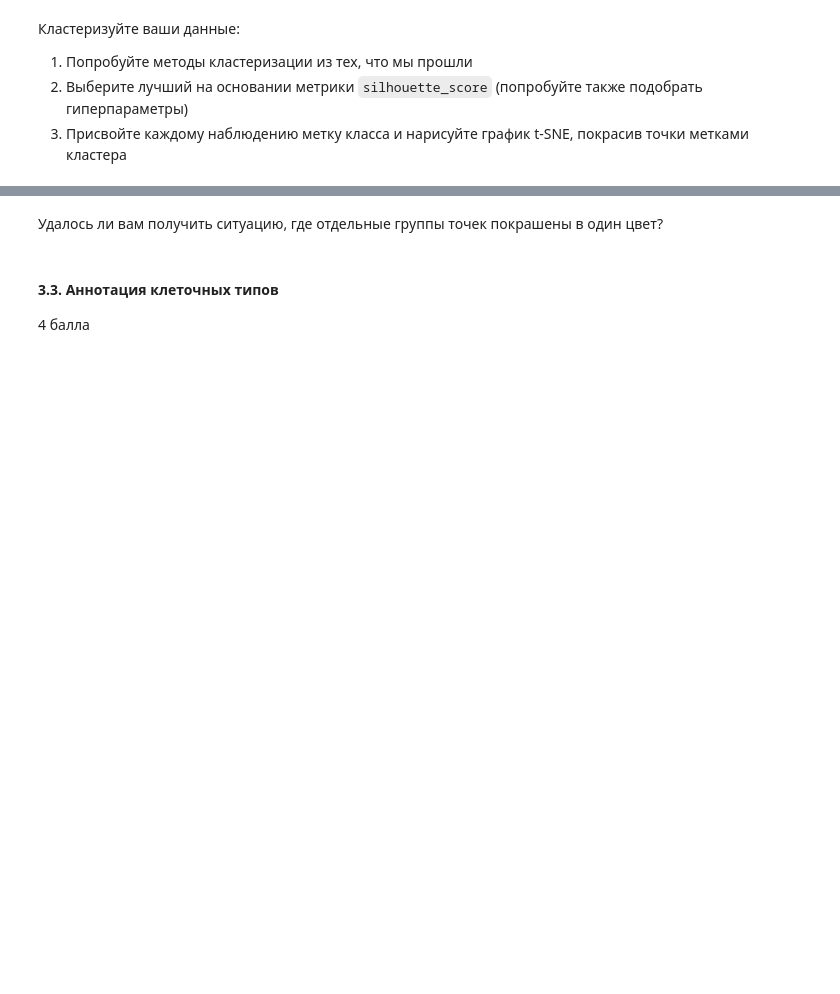
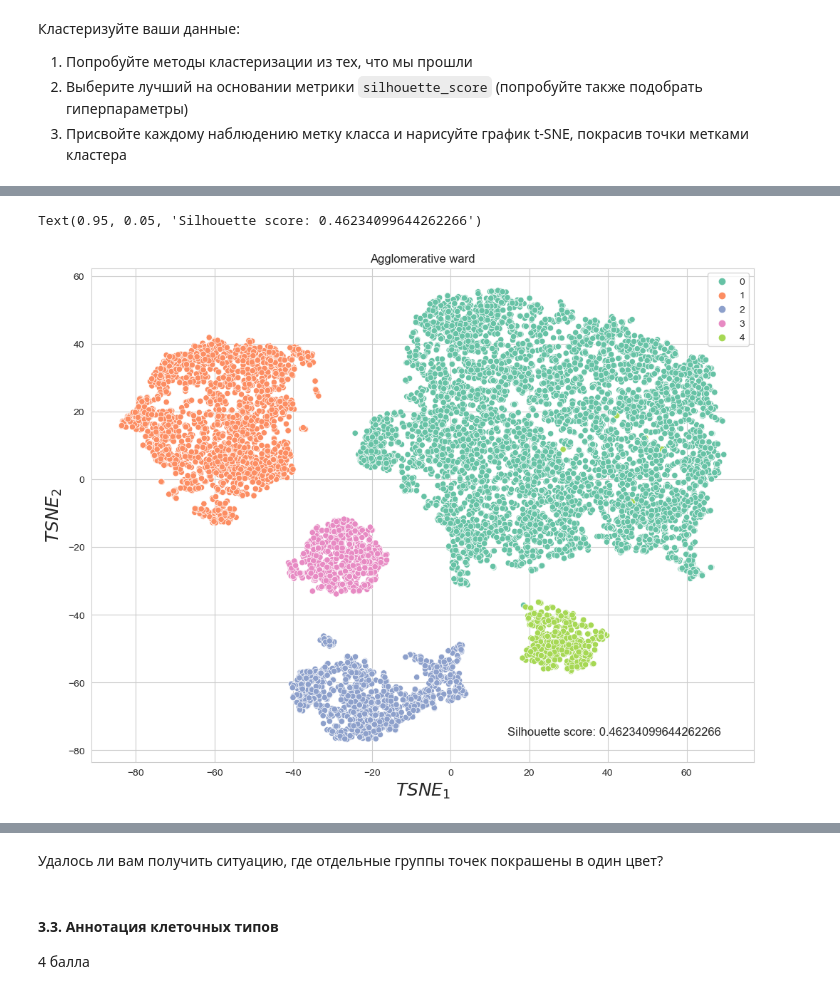
Before and after one commit to NSapozhnikov/BI-ml-2024, a Jupyter notebook: lecture_3_unsupervised_learning/homework/Cluster_tSNE.ipynb, the cells around one changed output, grey strips where cells are left out. Saved outputs shown, nothing was run; the diff lists cells and outputs as text; code cells hidden in the pictures; blank space fills up the shorter version.

```diff
--- a/lecture_3_unsupervised_learning/homework/Cluster_tSNE.ipynb
+++ b/lecture_3_unsupervised_learning/homework/Cluster_tSNE.ipynb
@@ -410,0 +431,18 @@ tsne_res = plot_tsne(fc_data)
+# %%
+linkage = 'ward'
+aglo = AgglomerativeClustering(n_clusters=5, linkage=linkage)
+aglo.fit(fc_data)
+
+sns.scatterplot(x=tsne_res[:, 0],
+                y=tsne_res[:, 1],
+                hue=aglo.labels_, palette="Set2")
+plt.xlabel("$TSNE_1$", fontsize=18)
+plt.ylabel("$TSNE_2$", fontsize=18)
+plt.title(f'Agglomerative {linkage}')
+
+shil_score = silhouette_score(fc_data, aglo.labels_)
+plt.text(0.95, 0.05, f'Silhouette score: {shil_score}', transform=plt.gca().transAxes,
+         horizontalalignment='right', verticalalignment='bottom', fontsize=12)
+# %% [output]
+Text(0.95, 0.05, 'Silhouette score: 0.46234099644262266')
+[figure, added]
```
Also changed, not shown: parts of 5 cells of this notebook.
